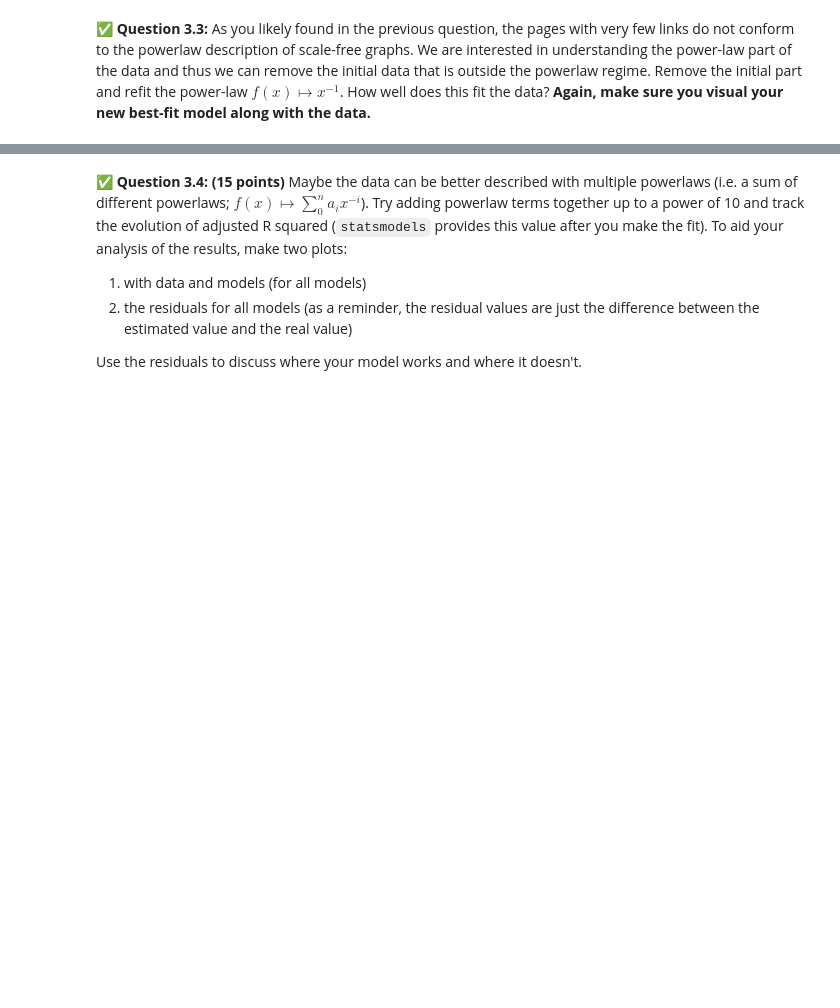
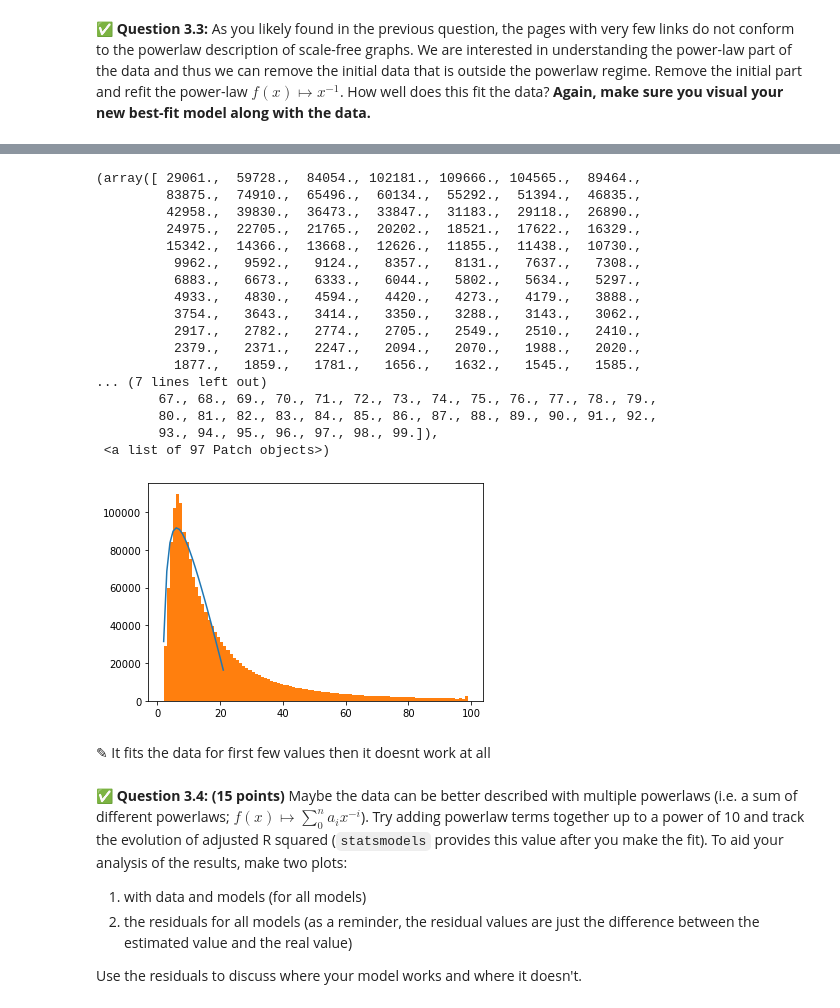
Before and after one commit to cedric-emmanuel/cmse202-s21-turnin, a Jupyter notebook: hw04/HW-04_graph_regression-Cedric_Emmanuel.ipynb, the cells around one changed output, grey strips where cells are left out. Saved outputs shown, nothing was run; the diff lists cells and outputs as text; code cells hidden in the pictures; blank space fills up the shorter version.

```diff
--- a/hw04/HW-04_graph_regression-Cedric_Emmanuel.ipynb
+++ b/hw04/HW-04_graph_regression-Cedric_Emmanuel.ipynb
@@ -367,3 +420,37 @@ For the regression model fitting that you're going to do in this part of the ass
+# %%
+# Put your code here
+x_new=x_ary[0:20]
+x_cnst = sm.add_constant(x_new)
+x=1/(deg[2:22,0])
+df=pd.DataFrame(x_cnst)
+df.columns=["const","data"]
+df["x^-1"]=x
+model = sm.OLS(deg[2:22,1], df)
+res=model.fit()
+y_pred=res.predict()
+plt.plot(x_new,y_pred)
+plt.hist(deg_hist,bins=97)
+# %% [output]
+(array([ 29061.,  59728.,  84054., 102181., 109666., 104565.,  89464.,
+         83875.,  74910.,  65496.,  60134.,  55292.,  51394.,  46835.,
+         42958.,  39830.,  36473.,  33847.,  31183.,  29118.,  26890.,
+         24975.,  22705.,  21765.,  20202.,  18521.,  17622.,  16329.,
+         15342.,  14366.,  13668.,  12626.,  11855.,  11438.,  10730.,
+          9962.,   9592.,   9124.,   8357.,   8131.,   7637.,   7308.,
+          6883.,   6673.,   6333.,   6044.,   5802.,   5634.,   5297.,
+          4933.,   4830.,   4594.,   4420.,   4273.,   4179.,   3888.,
+          3754.,   3643.,   3414.,   3350.,   3288.,   3143.,   3062.,
+          2917.,   2782.,   2774.,   2705.,   2549.,   2510.,   2410.,
+          2379.,   2371.,   2247.,   2094.,   2070.,   1988.,   2020.,
+          1877.,   1859.,   1781.,   1656.,   1632.,   1545.,   1585.,
+... (7 lines left out)
+        67., 68., 69., 70., 71., 72., 73., 74., 75., 76., 77., 78., 79.,
+        80., 81., 82., 83., 84., 85., 86., 87., 88., 89., 90., 91., 92.,
+        93., 94., 95., 96., 97., 98., 99.]),
+ <a list of 97 Patch objects>)
+[figure, added]
+# %% [markdown]
+<font size=+3>&#9998;</font> It fits the data for first few values then it doesnt work at all
 # %% [markdown]
 &#9989; **Question 3.4: (15 points)** Maybe the data can be better described with multiple powerlaws (i.e. a sum of different powerlaws; $f(x)\mapsto \sum_0^n a_i x^{-i}$). Try adding powerlaw terms together up to a power of 10 and track the evolution of adjusted R squared (`statsmodels` provides this value after you make the fit). To aid your analysis of the results, make two plots:
 1) with data and models (for all models)
```
Also changed, not shown: parts of 15 cells of this notebook.
